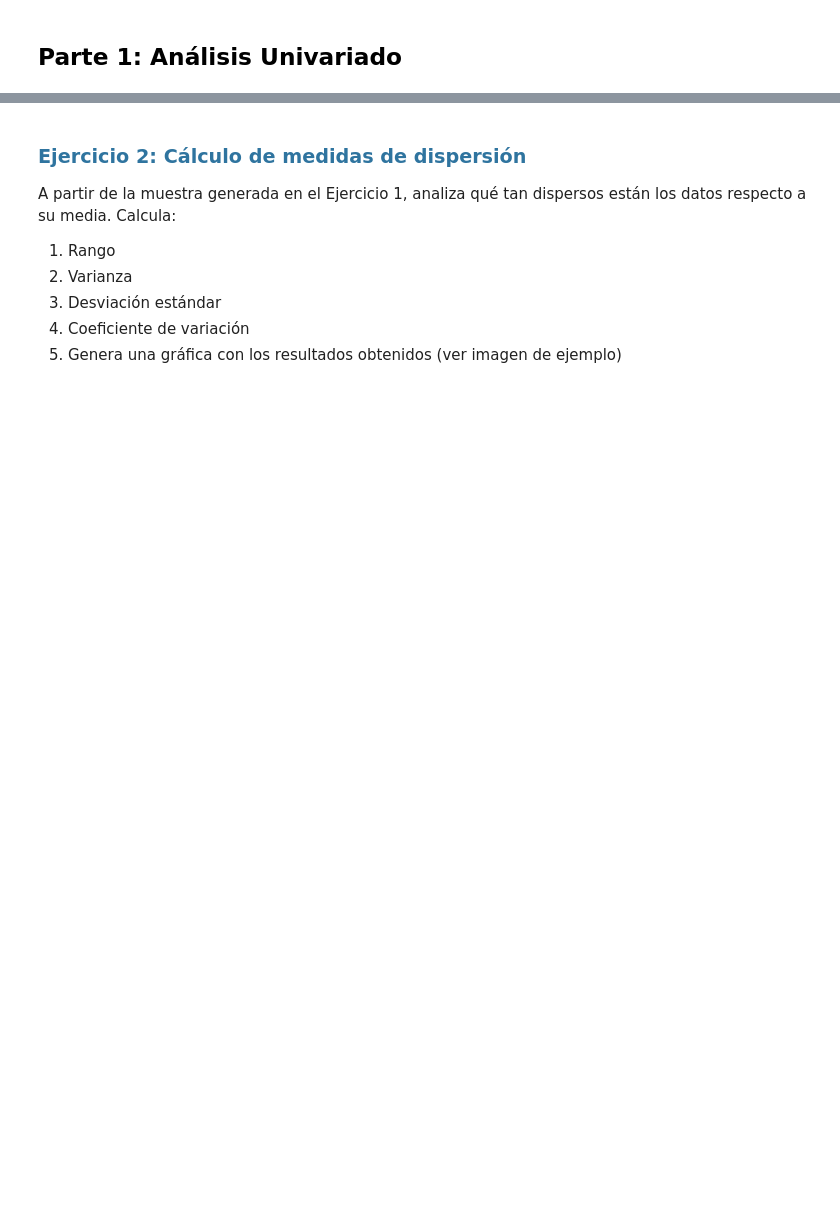
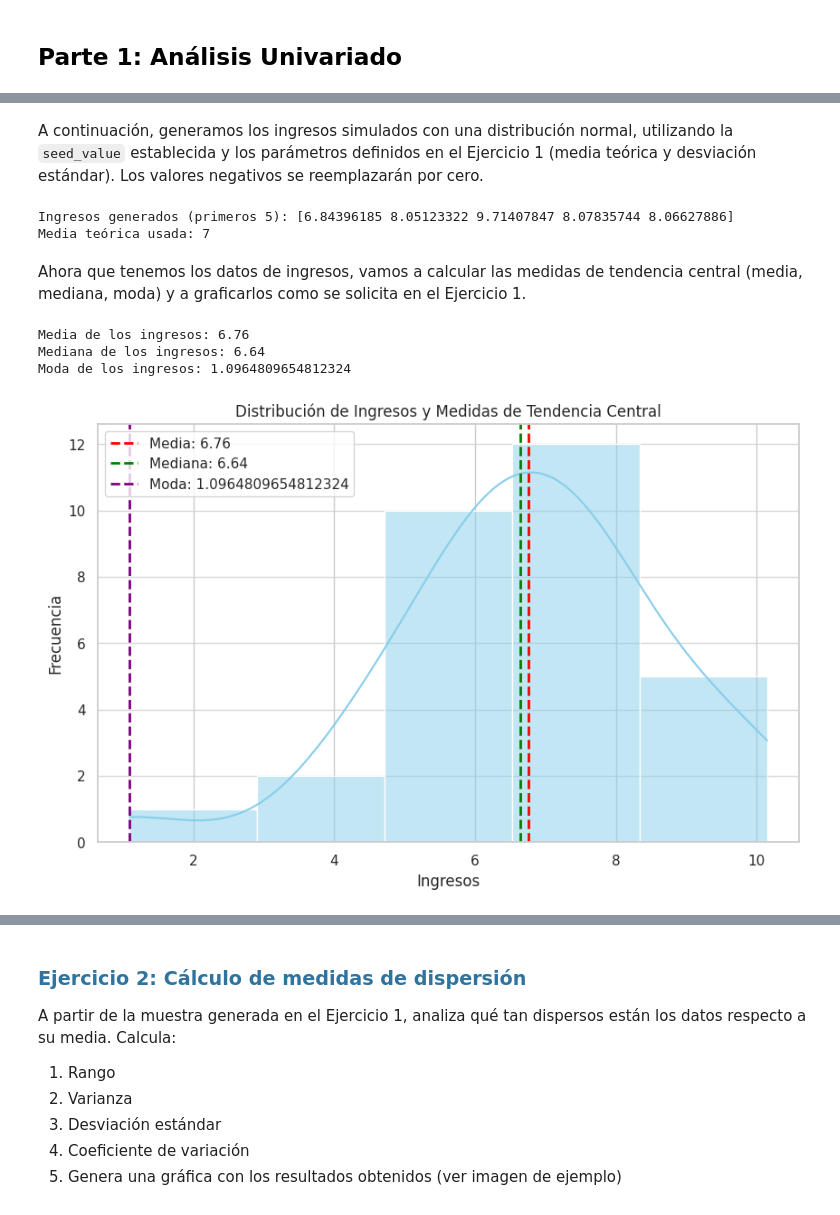
Before and after one commit to JulianCarvajal/BeatAnalytics, a Jupyter notebook: sesiones_practicas/sp_2_natalia_bernal_julian_carvajal.ipynb, the cells around one changed output, grey strips where cells are left out. Cells and saved outputs as stored; diff of their text form; code cells hidden in the pictures; blank space fills up the shorter version.

```diff
--- a/sesiones_practicas/sp_2_natalia_bernal_julian_carvajal.ipynb
+++ b/sesiones_practicas/sp_2_natalia_bernal_julian_carvajal.ipynb
@@ -27,0 +53,57 @@ A partir de una muestra simulada de ingresos, calcula la **media, mediana y moda
+# %% [markdown]
+A continuación, generamos los ingresos simulados con una distribución normal, utilizando la `seed_value` establecida y los parámetros definidos en el Ejercicio 1 (media teórica y desviación estándar). Los valores negativos se reemplazarán por cero.
+# %%
+media_teorica = (int(cedula_1) % 10) + 2
+desviacion_estandar = 2
+n = 30
+
+# Generar ingresos con distribución normal
+datos = np.random.normal(loc=media_teorica, scale=desviacion_estandar, size=n)
+
+# Reemplazar valores negativos por cero
+datos[datos < 0] = 0
+
+print(f"Ingresos generados (primeros 5): {ingresos[:5]}")
+print(f"Media teórica usada: {media_teorica}")
+# %% [output]
+Ingresos generados (primeros 5): [6.84396185 8.05123322 9.71407847 8.07835744 8.06627886]
+Media teórica usada: 7
+# %% [markdown]
+Ahora que tenemos los datos de ingresos, vamos a calcular las medidas de tendencia central (media, mediana, moda) y a graficarlos como se solicita en el Ejercicio 1.
+# %%
+from scipy import stats
+import matplotlib.pyplot as plt
+import seaborn as sns
+
+# Cálculo de la Media
+media = np.mean(datos)
+
+# Cálculo de la Mediana
+mediana = np.median(datos)
+
+# Cálculo de la Moda
+# stats.mode retorna la moda y su frecuencia. [0] obtiene la moda. [0] es para manejar el caso de múltiples modas.
+moda = stats.mode(datos)[0]
+
+print(f"Media de los ingresos: {media:.2f}")
+print(f"Mediana de los ingresos: {mediana:.2f}")
+print(f"Moda de los ingresos: {moda}")
+# %% [output]
+Media de los ingresos: 6.76
+Mediana de los ingresos: 6.64
+Moda de los ingresos: 1.0964809654812324
+# %%
+# Gráfica de los resultados
+plt.figure(figsize=(10, 6))
+sns.histplot(datos, kde=True, color='skyblue', bins=5)
+plt.axvline(media, color='red', linestyle='dashed', linewidth=2, label=f'Media: {media:.2f}')
+plt.axvline(mediana, color='green', linestyle='dashed', linewidth=2, label=f'Mediana: {mediana:.2f}')
+plt.axvline(moda, color='purple', linestyle='dashed', linewidth=2, label=f'Moda: {moda}')
+plt.title('Distribución de Ingresos y Medidas de Tendencia Central')
+plt.xlabel('Ingresos')
+plt.ylabel('Frecuencia')
+plt.legend()
+plt.grid(axis='y', alpha=0.75)
+plt.show()
+# %% [output]
+[figure, added]
```
Also changed, not shown: parts of 11 cells of this notebook.
